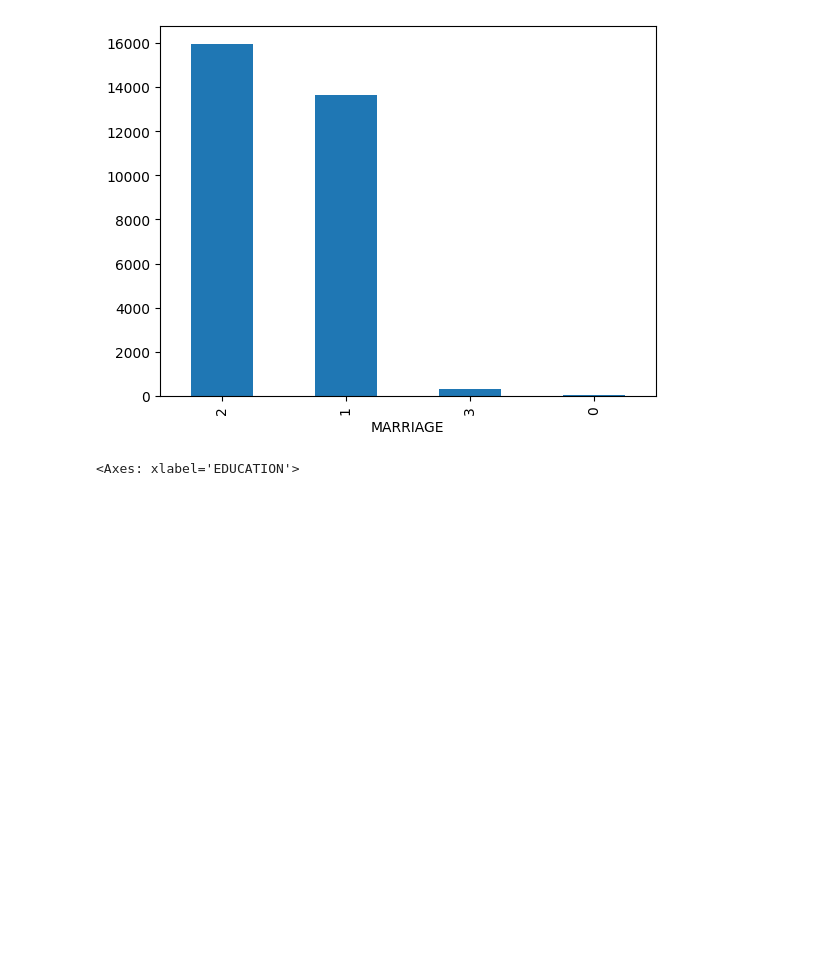
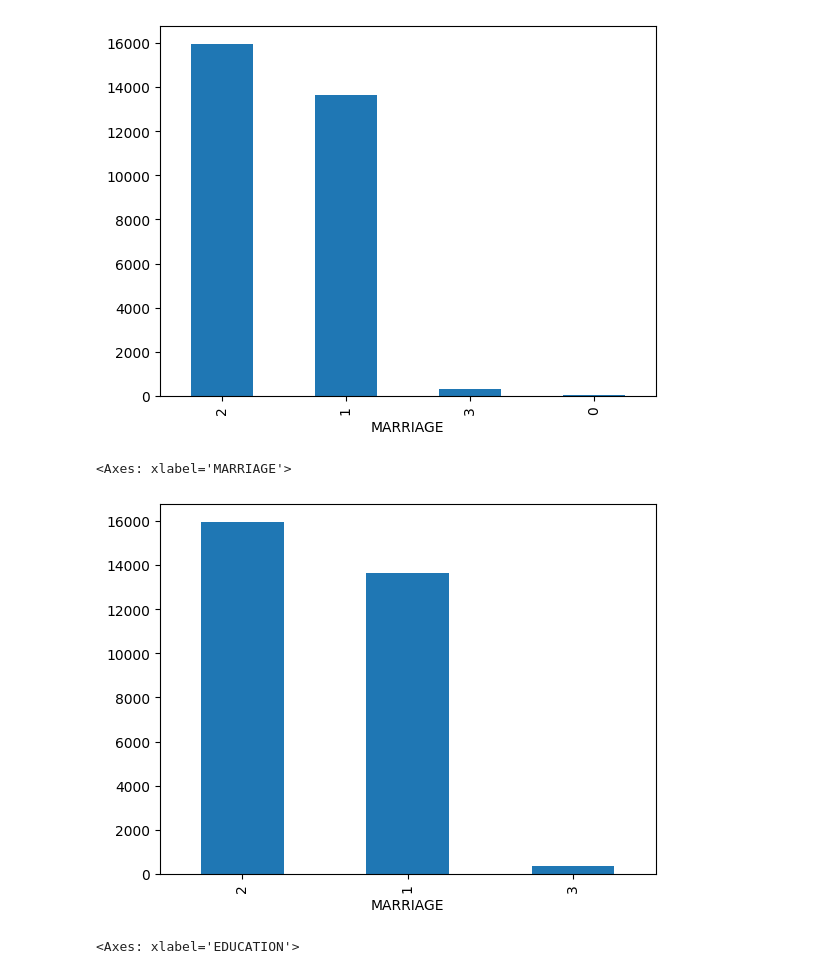
Before and after one commit to amitsingh2022/credit-risk-prediction, a Jupyter notebook: notebooks/EDA.ipynb, the cells around one changed output. Drawn from its saved outputs; the diff is of its cells as text; code cells hidden in the pictures; blank space fills up the shorter version.

```diff
--- a/notebooks/EDA.ipynb
+++ b/notebooks/EDA.ipynb
@@ -102,6 +102,13 @@ df['MARRIAGE'].value_counts().plot(kind='bar')
 # %% [output]
 <Axes: xlabel='MARRIAGE'>
 [figure]
+# %%
+df['MARRIAGE'] = df['MARRIAGE'].replace({0:3})
+# %%
+df['MARRIAGE'].value_counts().plot(kind='bar')
+# %% [output]
+<Axes: xlabel='MARRIAGE'>
+[figure, added]
 # %%
 df['EDUCATION'].value_counts().plot(kind='bar')
 # %% [output]
```
Also changed, not shown: parts of 13 cells of this notebook.
